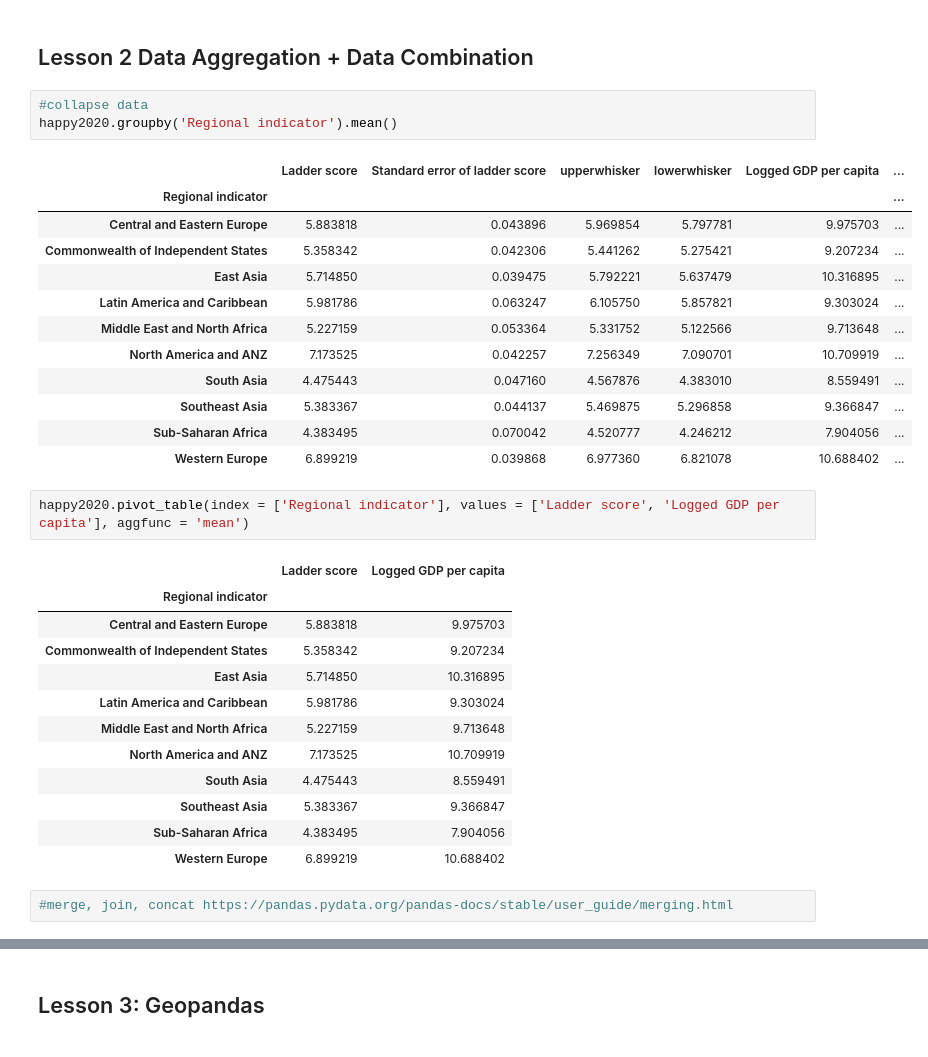
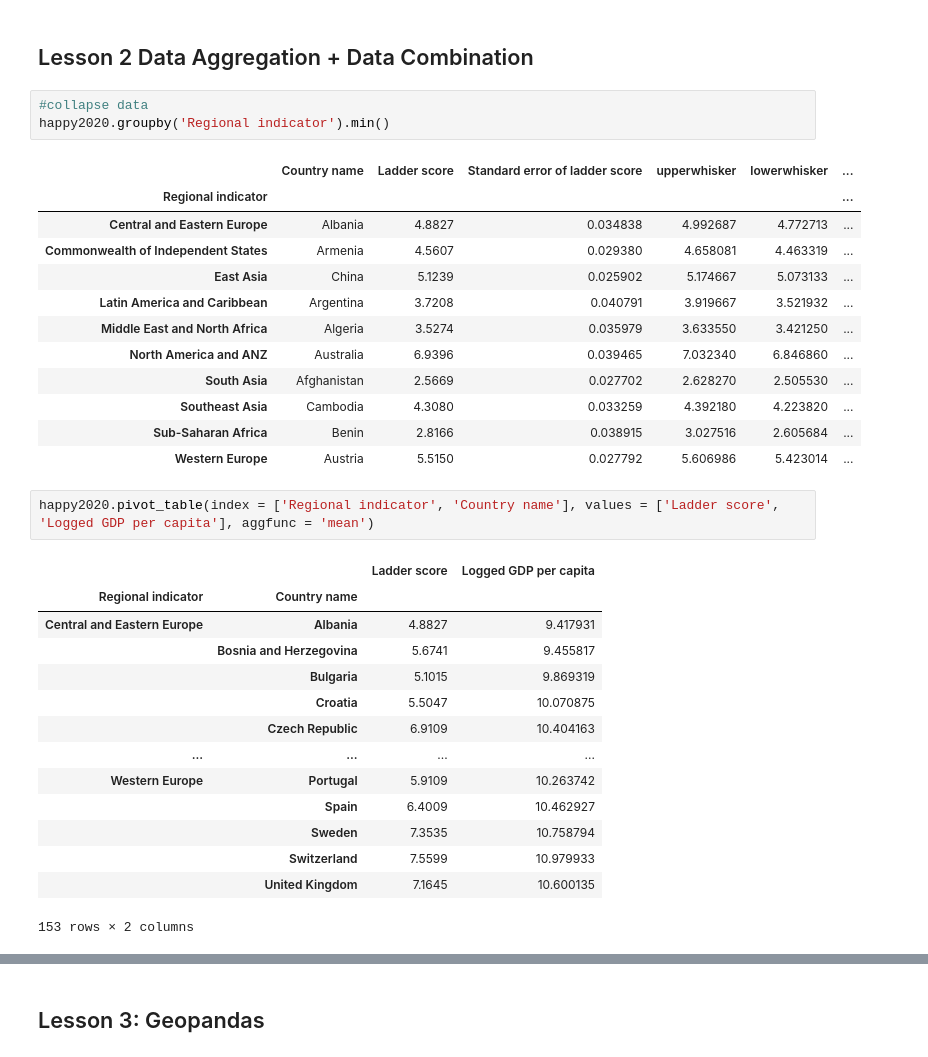
Before and after one commit to Athena112233/IntroductionToDataScience, a Jupyter notebook: DataScience1.ipynb, the cells around one changed output, grey strips where cells are left out. Saved outputs shown, nothing was run; the diff lists cells and outputs as text.

```diff
--- a/DataScience1.ipynb
+++ b/DataScience1.ipynb
@@ -152,34 +152,34 @@ happy2020.loc[happy2020['Ladder score'] >= 7]
 ## Lesson 2 Data Aggregation + Data Combination ###
 # %%
 #collapse data
-happy2020.groupby('Regional indicator').mean()
+happy2020.groupby('Regional indicator').min()
 # %% [output]
-|  | Ladder score | Standard error of ladder score | upperwhisker | lowerwhisker | Logged GDP per capita | ... |
+|  | Country name | Ladder score | Standard error of ladder score | upperwhisker | lowerwhisker | ... |
 | Regional indicator |  |  |  |  |  | ... |
-| Central and Eastern Europe | 5.883818 | 0.043896 | 5.969854 | 5.797781 | 9.975703 | ... |
-| Commonwealth of Independent States | 5.358342 | 0.042306 | 5.441262 | 5.275421 | 9.207234 | ... |
-| East Asia | 5.714850 | 0.039475 | 5.792221 | 5.637479 | 10.316895 | ... |
-| Latin America and Caribbean | 5.981786 | 0.063247 | 6.105750 | 5.857821 | 9.303024 | ... |
-| Middle East and North Africa | 5.227159 | 0.053364 | 5.331752 | 5.122566 | 9.713648 | ... |
-| North America and ANZ | 7.173525 | 0.042257 | 7.256349 | 7.090701 | 10.709919 | ... |
-| South Asia | 4.475443 | 0.047160 | 4.567876 | 4.383010 | 8.559491 | ... |
-| Southeast Asia | 5.383367 | 0.044137 | 5.469875 | 5.296858 | 9.366847 | ... |
-| Sub-Saharan Africa | 4.383495 | 0.070042 | 4.520777 | 4.246212 | 7.904056 | ... |
-| Western Europe | 6.899219 | 0.039868 | 6.977360 | 6.821078 | 10.688402 | ... |
+| Central and Eastern Europe | Albania | 4.8827 | 0.034838 | 4.992687 | 4.772713 | ... |
+| Commonwealth of Independent States | Armenia | 4.5607 | 0.029380 | 4.658081 | 4.463319 | ... |
+| East Asia | China | 5.1239 | 0.025902 | 5.174667 | 5.073133 | ... |
+| Latin America and Caribbean | Argentina | 3.7208 | 0.040791 | 3.919667 | 3.521932 | ... |
+| Middle East and North Africa | Algeria | 3.5274 | 0.035979 | 3.633550 | 3.421250 | ... |
+| North America and ANZ | Australia | 6.9396 | 0.039465 | 7.032340 | 6.846860 | ... |
+| South Asia | Afghanistan | 2.5669 | 0.027702 | 2.628270 | 2.505530 | ... |
+| Southeast Asia | Cambodia | 4.3080 | 0.033259 | 4.392180 | 4.223820 | ... |
+| Sub-Saharan Africa | Benin | 2.8166 | 0.038915 | 3.027516 | 2.605684 | ... |
+| Western Europe | Austria | 5.5150 | 0.027792 | 5.606986 | 5.423014 | ... |
 # %%
-happy2020.pivot_table(index = ['Regional indicator'], values = ['Ladder score', 'Logged GDP per capita'], aggfunc = 'mean')
+happy2020.pivot_table(index = ['Regional indicator', 'Country name'], values = ['Ladder score', 'Logged GDP per capita'], aggfunc = 'mean')
 # %% [output]
-|  | Ladder score | Logged GDP per capita |
-| Regional indicator |  |  |
-| Central and Eastern Europe | 5.883818 | 9.975703 |
-| Commonwealth of Independent States | 5.358342 | 9.207234 |
-| East Asia | 5.714850 | 10.316895 |
-| Latin America and Caribbean | 5.981786 | 9.303024 |
-| Middle East and North Africa | 5.227159 | 9.713648 |
-| North America and ANZ | 7.173525 | 10.709919 |
-| South Asia | 4.475443 | 8.559491 |
-| Southeast Asia | 5.383367 | 9.366847 |
-| Sub-Saharan Africa | 4.383495 | 7.904056 |
-| Western Europe | 6.899219 | 10.688402 |
+|  |  | Ladder score | Logged GDP per capita |
+| Regional indicator | Country name |  |  |
+| Central and Eastern Europe | Albania | 4.8827 | 9.417931 |
+|  | Bosnia and Herzegovina | 5.6741 | 9.455817 |
+|  | Bulgaria | 5.1015 | 9.869319 |
+|  | Croatia | 5.5047 | 10.070875 |
+|  | Czech Republic | 6.9109 | 10.404163 |
+| ... | ... | ... | ... |
+| Western Europe | Portugal | 5.9109 | 10.263742 |
+|  | Spain | 6.4009 | 10.462927 |
+|  | Sweden | 7.3535 | 10.758794 |
+|  | Switzerland | 7.5599 | 10.979933 |
+|  | United Kingdom | 7.1645 | 10.600135 |
+153 rows × 2 columns
-# %%
-#merge, join, concat https://pandas.pydata.org/pandas-docs/stable/user_guide/merging.html
```
Also changed, not shown: parts of 4 cells of this notebook.
